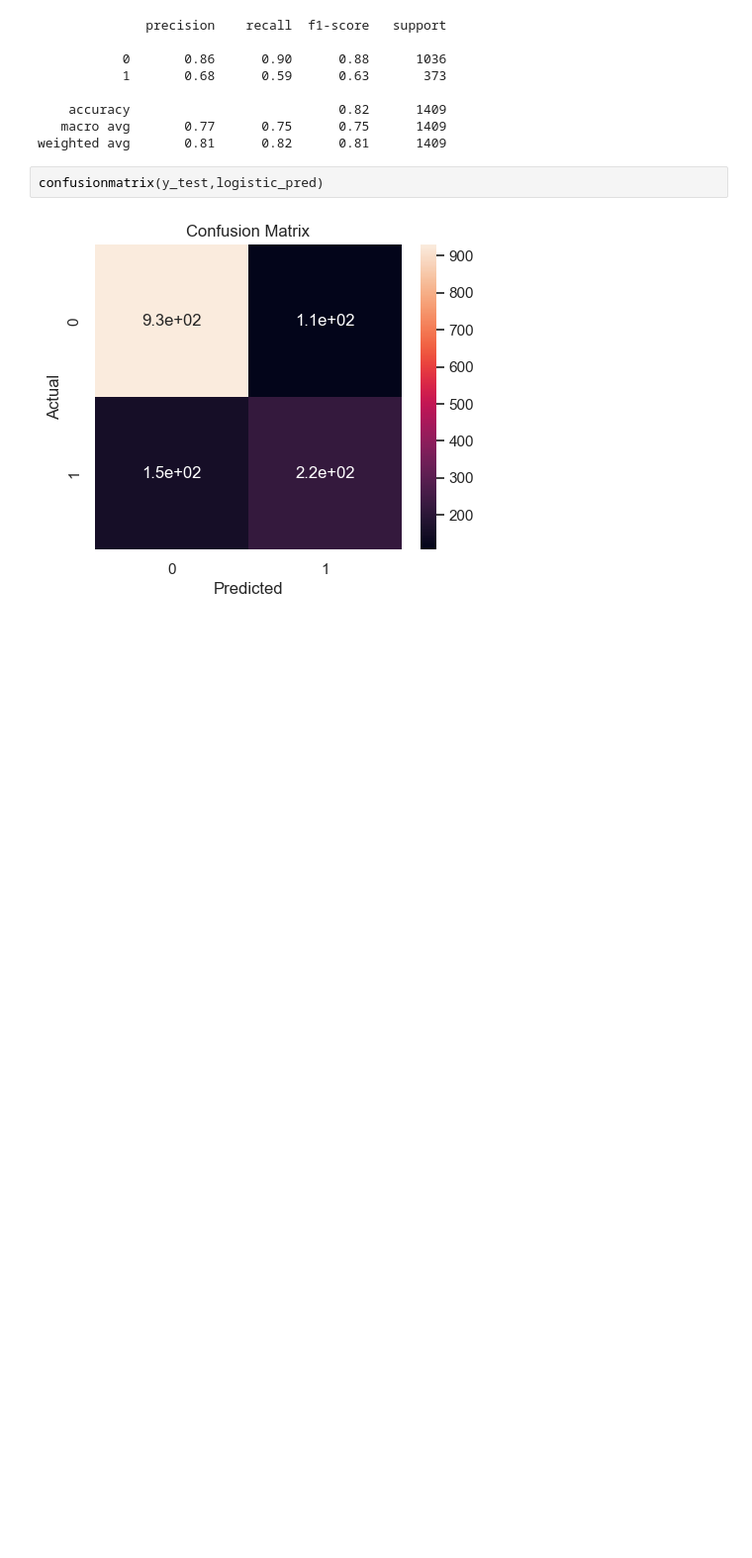
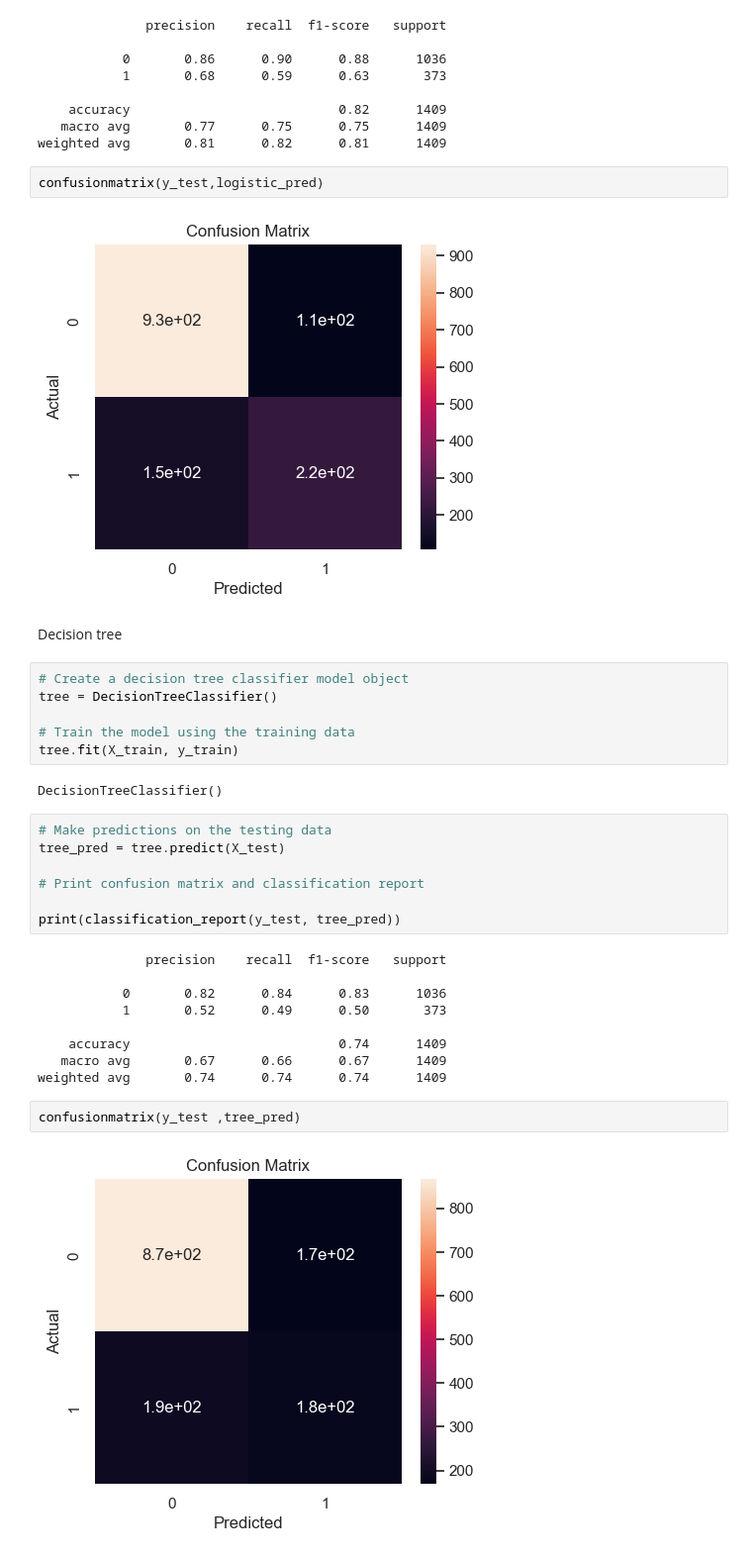
Before and after one commit to Oluyomy/Predicting-Telco-customer-churn, a Jupyter notebook: Customer churn .ipynb, the cells around one changed output. Shown: that part at 99% size. Drawn from its saved outputs; the diff is of its cells as text; blank space fills up the shorter version.

Commit message:
tree

```diff
--- a/Customer churn .ipynb
+++ b/Customer churn .ipynb
@@ -603,3 +603,33 @@ weighted avg       0.81      0.82      0.81      1409
 confusionmatrix(y_test,logistic_pred)
 # %% [output]
 [figure]
+# %% [markdown]
+Decision tree
+# %%
+# Create a decision tree classifier model object
+tree = DecisionTreeClassifier()
+
+# Train the model using the training data
+tree.fit(X_train, y_train)
+# %% [output]
+DecisionTreeClassifier()
+# %%
+# Make predictions on the testing data
+tree_pred = tree.predict(X_test)
+
+# Print confusion matrix and classification report
+
+print(classification_report(y_test, tree_pred))
+# %% [output]
+              precision    recall  f1-score   support
+
+           0       0.82      0.84      0.83      1036
+           1       0.52      0.49      0.50       373
+
+    accuracy                           0.74      1409
+   macro avg       0.67      0.66      0.67      1409
+weighted avg       0.74      0.74      0.74      1409
+# %%
+confusionmatrix(y_test ,tree_pred)
+# %% [output]
+[figure, added]
```
Also changed, not shown: parts of 1 cell of this notebook.
